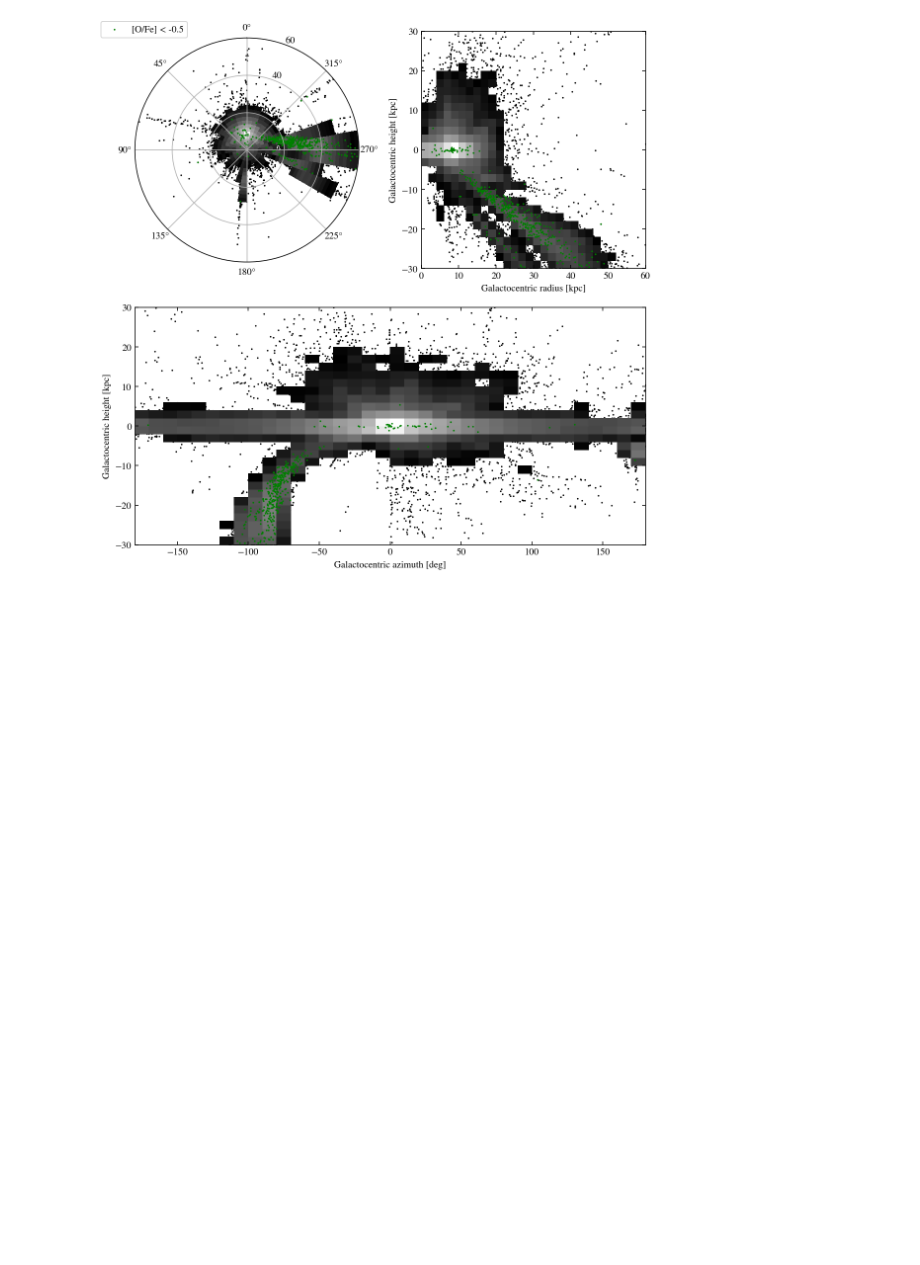
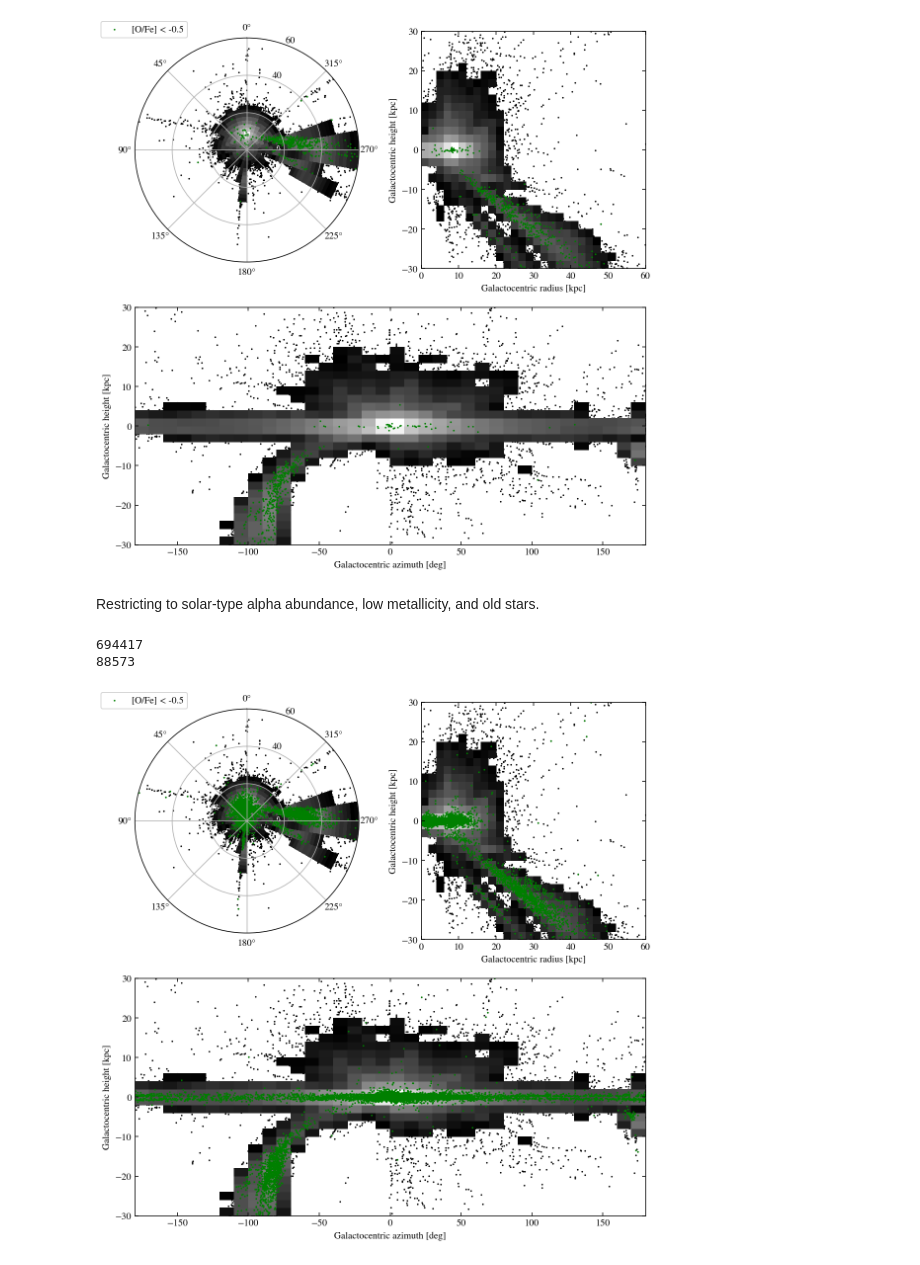
Before and after one commit to lodubay/first-year-project, a Jupyter notebook: alpha_abundances.ipynb, the cells around one changed output. Cells and saved outputs as stored; diff of their text form; code cells hidden in the pictures; blank space fills up the shorter version.

Commit message:
started galactic plot func

```diff
--- a/alpha_abundances.ipynb
+++ b/alpha_abundances.ipynb
@@ -139,3 +139,50 @@ fig.legend(loc='upper left')
 plt.show()
 # %% [output]
 [figure]
+# %% [markdown]
+Restricting to solar-type alpha abundance, low metallicity, and old stars.
+# %%
+sample = df[(df['O_FE'] >= -0.2) & (df['O_FE'] <= 0.1) & (df['FE_H'] <= 1) & (df['age_lowess_correct'] >= 9)]
+print(df.shape[0])
+print(sample.shape[0])
+
+fig = plt.figure(figsize=(8, 8), constrained_layout=True)
+gs = fig.add_gridspec(2, 2)
+ax = fig.add_subplot(gs[0,0], projection='polar')
+ax.scatter(df['galphi'], df['galr'], c='k', s=0.5)
+ax.hist2d(df['galphi'], df['galr'],
+          bins=[np.linspace(-np.pi, np.pi, 37, endpoint=True), np.arange(0, 62, 2)],
+          cmap='gray', norm=colors.LogNorm(), cmin=10)
+ax.scatter(sample['galphi'], sample['galr'], c='g', s=.6, label='[O/Fe] < -0.5')
+ax.grid()
+ax.set_theta_zero_location('N')
+ax.set_rmax(60)
+ax.set_rticks([20, 40, 60])
+ax.set_rlabel_position(340)
+ax.set_xlim((0, 2*np.pi))
+
+ax = fig.add_subplot(gs[0,1])
+ax.scatter(df['galr'], df['galz'], c='k', s=0.5)
+ax.hist2d(df['galr'], df['galz'],
+          bins=[np.arange(0, 62, 2), np.arange(-30, 32, 2)],
+          cmap='gray', norm=colors.LogNorm(), cmin=10)
+ax.scatter(sample['galr'], sample['galz'], c='g', s=.6)
+ax.set_xlim((0, 60))
+ax.set_ylim((-30, 30))
+ax.set_xlabel('Galactocentric radius [kpc]')
+ax.set_ylabel('Galactocentric height [kpc]')
+
+ax = fig.add_subplot(gs[1,:])
+ax.scatter(df['galphi'] * 180/np.pi, df['galz'], c='k', s=.5)
+ax.hist2d(df['galphi'] * 180/np.pi, df['galz'],
+          bins=[np.linspace(-180, 180, 37, endpoint=True), np.arange(-30, 32, 2)],
+          cmap='gray', norm=colors.LogNorm(), cmin=10)
+ax.scatter(sample['galphi'] * 180/np.pi, sample['galz'], c='g', s=.6)
+ax.set_xlabel('Galactocentric azimuth [deg]')
+ax.set_ylabel('Galactocentric height [kpc]')
+fig.legend(loc='upper left')
+plt.show()
+# %% [output]
+694417
+88573
+[figure, added]
```
Also changed, not shown: parts of 2 cells of this notebook, 2 other files.
